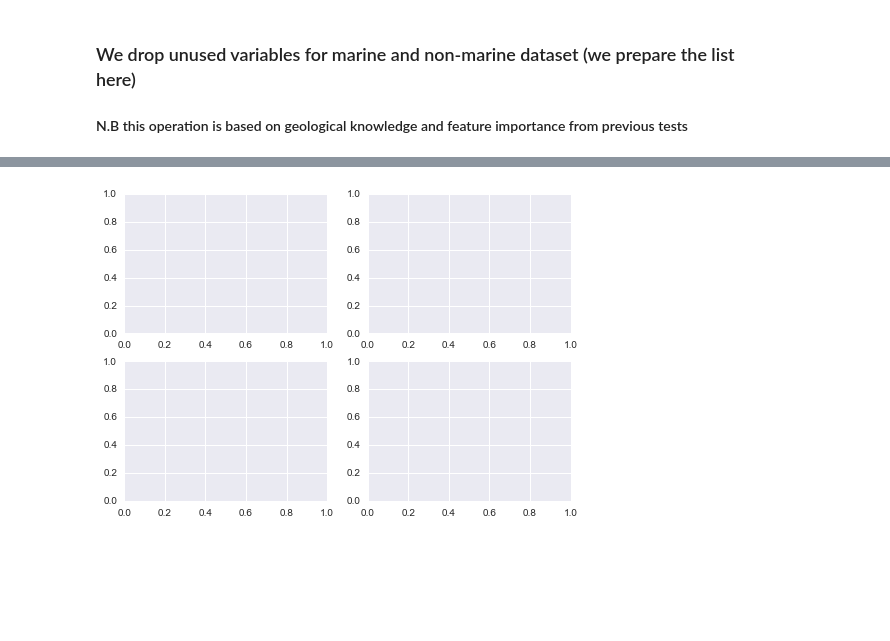
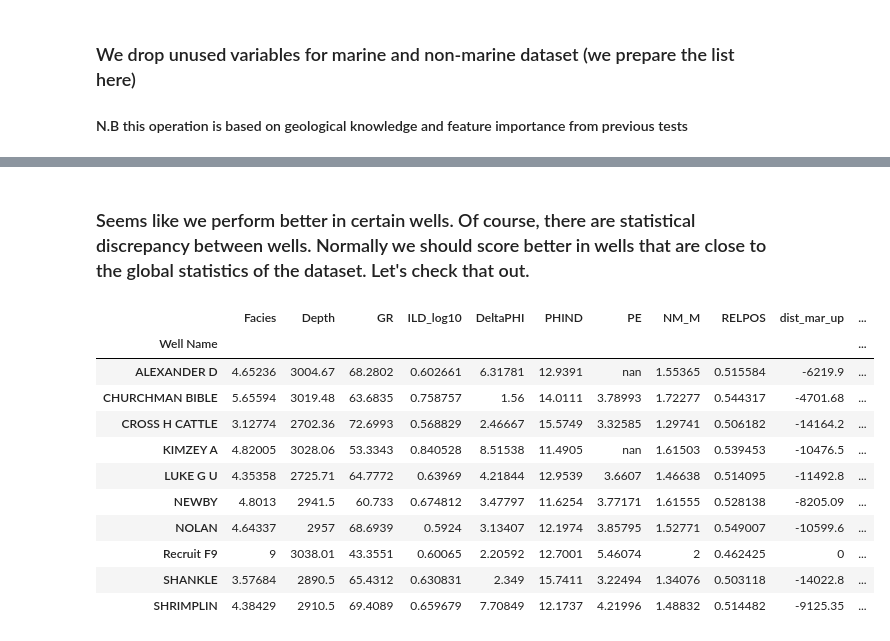
Before and after one commit to lperozzi/2016-ml-contest_liamlearn, a Jupyter notebook: Preparing_submission_v1.ipynb, the cells around one changed output, grey strips where cells are left out. Saved outputs shown, nothing was run; the diff lists cells and outputs as text; code cells hidden in the pictures; blank space fills up the shorter version.

```diff
--- a/Preparing_submission_v1.ipynb
+++ b/Preparing_submission_v1.ipynb
@@ -445,9 +446,21 @@ new_df.to_pickle('Facies_prediction_ml_contest.pkl')
-# %%
-gs = gridspec.GridSpec(2, 2)
-
-ax1 = plt.subplot(gs[0])
-ax2 = plt.subplot(gs[1])
-ax3 = plt.subplot(gs[2])
-ax4 = plt.subplot(gs[3])
-# %% [output]
-[figure, removed]
+# %% [markdown]
+### Seems like we perform better in certain wells. Of course, there are statistical discrepancy between wells. Normally we should score better in wells that are close to the global statistics of the dataset. Let's check that out.
+# %%
+cm = sns.diverging_palette(220, 20, n=7,as_cmap=True)
+
+grouped = training_data.groupby('Well Name').mean()
+grouped['F1_score'] = scores
+grouped.style.background_gradient(cmap=cm)
+# %% [output]
+|  | Facies | Depth | GR | ILD_log10 | DeltaPHI | PHIND | PE | NM_M | RELPOS | dist_mar_up | ... |
+| Well Name |  |  |  |  |  |  |  |  |  |  | ... |
+| ALEXANDER D | 4.65236 | 3004.67 | 68.2802 | 0.602661 | 6.31781 | 12.9391 | nan | 1.55365 | 0.515584 | -6219.9 | ... |
+| CHURCHMAN BIBLE | 5.65594 | 3019.48 | 63.6835 | 0.758757 | 1.56 | 14.0111 | 3.78993 | 1.72277 | 0.544317 | -4701.68 | ... |
+| CROSS H CATTLE | 3.12774 | 2702.36 | 72.6993 | 0.568829 | 2.46667 | 15.5749 | 3.32585 | 1.29741 | 0.506182 | -14164.2 | ... |
+| KIMZEY A | 4.82005 | 3028.06 | 53.3343 | 0.840528 | 8.51538 | 11.4905 | nan | 1.61503 | 0.539453 | -10476.5 | ... |
+| LUKE G U | 4.35358 | 2725.71 | 64.7772 | 0.63969 | 4.21844 | 12.9539 | 3.6607 | 1.46638 | 0.514095 | -11492.8 | ... |
+| NEWBY | 4.8013 | 2941.5 | 60.733 | 0.674812 | 3.47797 | 11.6254 | 3.77171 | 1.61555 | 0.528138 | -8205.09 | ... |
+| NOLAN | 4.64337 | 2957 | 68.6939 | 0.5924 | 3.13407 | 12.1974 | 3.85795 | 1.52771 | 0.549007 | -10599.6 | ... |
+| Recruit F9 | 9 | 3038.01 | 43.3551 | 0.60065 | 2.20592 | 12.7001 | 5.46074 | 2 | 0.462425 | 0 | ... |
+| SHANKLE | 3.57684 | 2890.5 | 65.4312 | 0.630831 | 2.349 | 15.7411 | 3.22494 | 1.34076 | 0.503118 | -14022.8 | ... |
+| SHRIMPLIN | 4.38429 | 2910.5 | 69.4089 | 0.659679 | 7.70849 | 12.1737 | 4.21996 | 1.48832 | 0.514482 | -9125.35 | ... |
```
Also changed, not shown: parts of 15 cells of this notebook, 1 other file.
